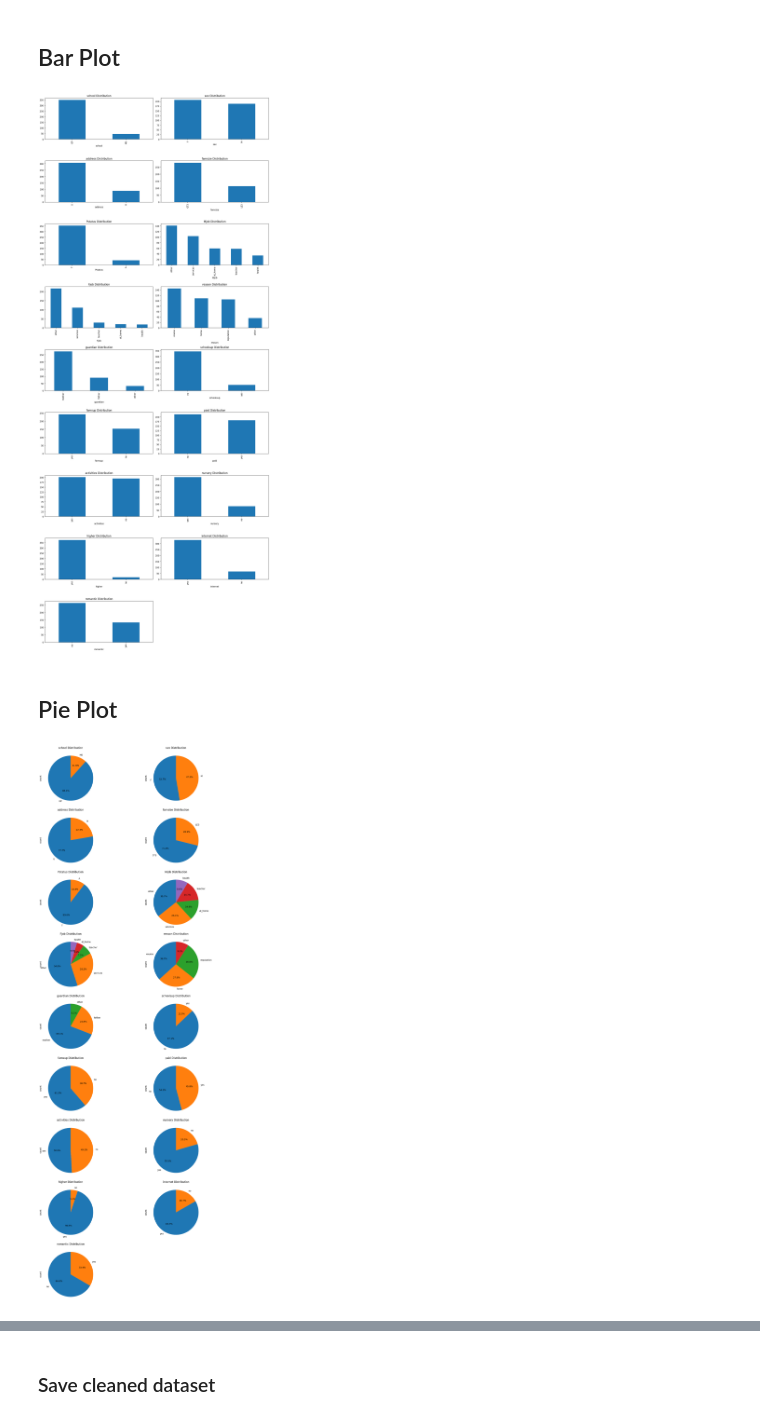
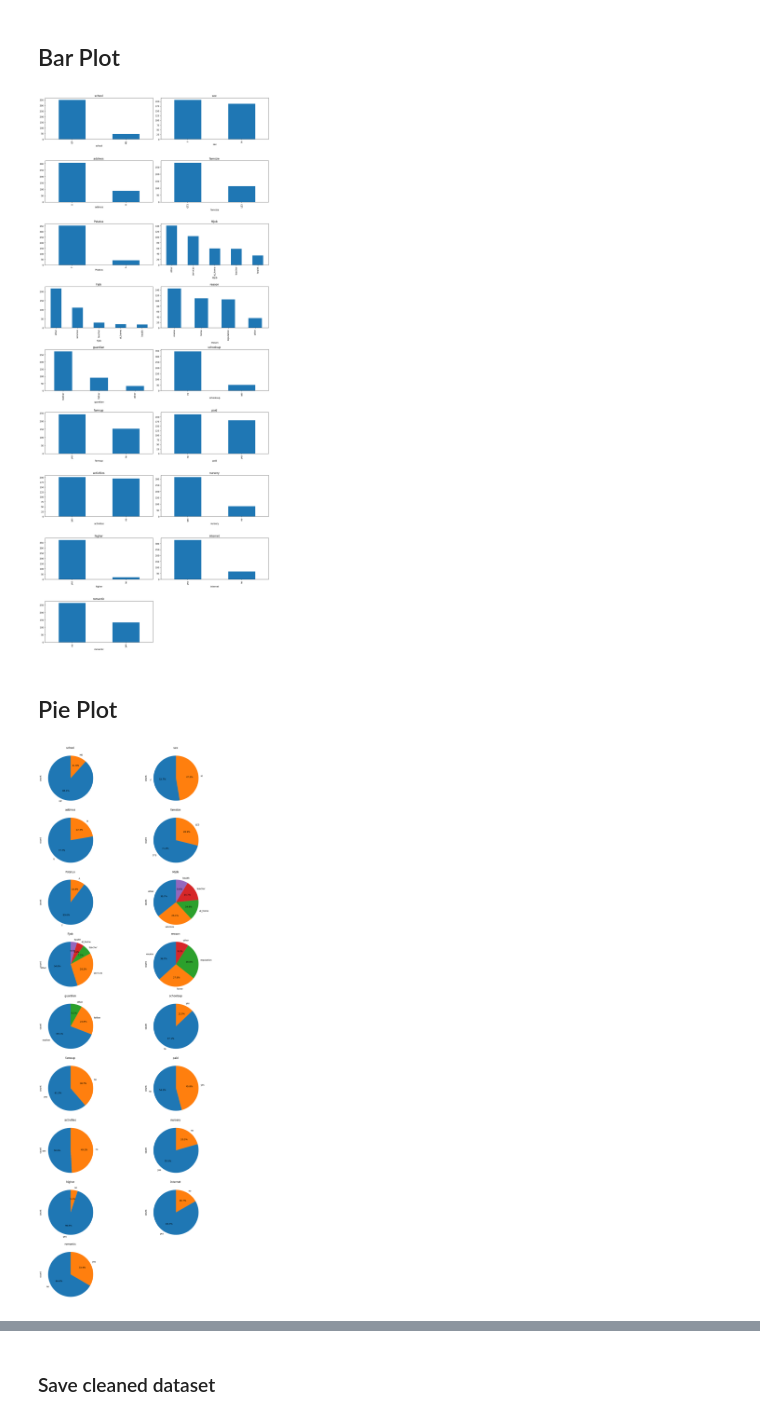
Before and after one commit to pavlorudak/pavlorudak, a Jupyter notebook: pr-ctica1.ipynb, the cells around one changed output, grey strips where cells are left out. Saved outputs shown, nothing was run; the diff lists cells and outputs as text; code cells hidden in the pictures.

```diff
--- a/pr-ctica1.ipynb
+++ b/pr-ctica1.ipynb
@@ -173,7 +175,7 @@ for i, col in enumerate(categorical_columns):
     row = i // 2
     col_num = i % 2
     categorical_variables[col].value_counts().plot(kind='bar', ax=axes[row, col_num])
-    axes[row, col_num].set_title(f'{col} Distribution')
+    axes[row, col_num].set_title(f'{col} ')
 
 # Hide any empty subplots
 for i in range(len(categorical_columns), num_rows * 2):
@@ -184,31 +186,31 @@ for i in range(len(categorical_columns), num_rows * 2):
 plt.tight_layout()
 plt.show()
 # %% [output]
-[figure, old version]
+[figure, new version]
 # %% [markdown]
 ## Pie Plot ##
 # %%
 
 
 # Plot pie charts for each categorical variable
 num_cols = len(categorical_columns)
 num_rows = (num_cols + 1) // 2  # Calculate the number of rows for subplots
 
 fig, axes = plt.subplots(num_rows, 2, figsize=(15, num_rows * 4))  # Create subplots
 
 for i, col in enumerate(categorical_columns):
     row = i // 2
     col_num = i % 2
     categorical_variables[col].value_counts().plot.pie(ax=axes[row, col_num], autopct='%1.1f%%', startangle=90)
-    axes[row, col_num].set_title(f'{col} Distribution')
+    axes[row, col_num].set_title(f'{col} ')
 
 # Hide any empty subplots
 for i in range(len(categorical_columns), num_rows * 2):
     row = i // 2
     col_num = i % 2
     fig.delaxes(axes[row, col_num])
 
 plt.tight_layout()
 plt.show()
 # %% [output]
-[figure, old version]
+[figure, new version]
```
Also changed, not shown: parts of 5 cells of this notebook.
